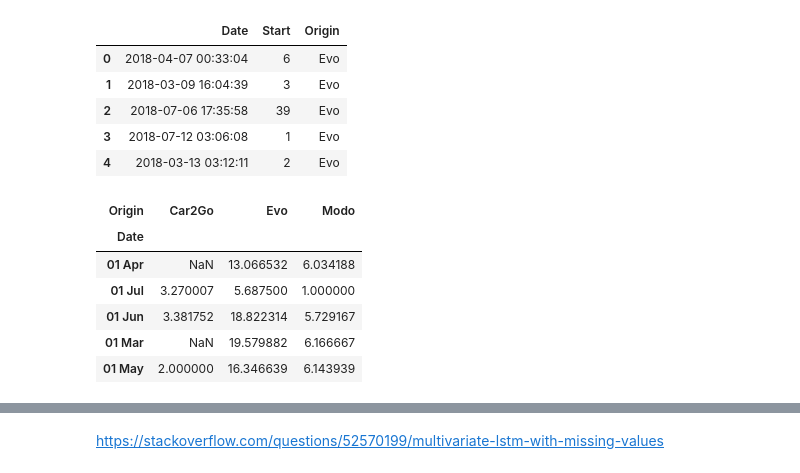
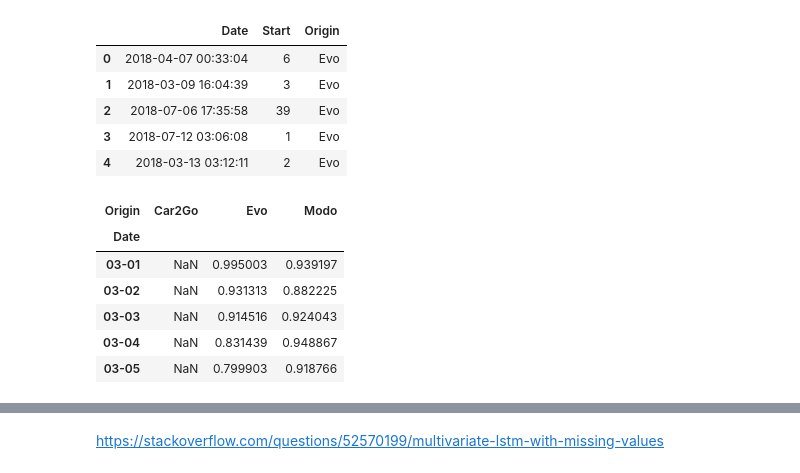
Before and after one commit to netlabufjf/timeseries-forecast, a Jupyter notebook: findBestTimeInterval.ipynb, the cells around one changed output, grey strips where cells are left out. Saved outputs shown, nothing was run; the diff lists cells and outputs as text; code cells hidden in the pictures.

Commit message:
Interval search concluded and intervals found

```diff
--- a/findBestTimeInterval.ipynb
+++ b/findBestTimeInterval.ipynb
@@ -238,13 +254,16 @@ general_interval.head()
 | 3 | 2018-07-12 03:06:08 | 1 | Evo |
 | 4 | 2018-03-13 03:12:11 | 2 | Evo |
 # %%
-mean_general_interval = general_interval.groupby([general_interval['Date'].dt.strftime('%d %b'), "Origin"]).mean()["Start"].unstack()
+mean_general_interval = general_interval.groupby([general_interval['Date'].dt.strftime('%m-%d'), "Origin"]).mean()["Start"].unstack()
+mean_general_interval.Car2Go /= mean_general_interval.Car2Go.max()
+mean_general_interval.Evo /= mean_general_interval.Evo.max()
+mean_general_interval.Modo /= mean_general_interval.Modo.max()
 mean_general_interval.head()
 # %% [output]
 | Origin | Car2Go | Evo | Modo |
 | Date |  |  |  |
-| 01 Apr | NaN | 13.066532 | 6.034188 |
-| 01 Jul | 3.270007 | 5.687500 | 1.000000 |
-| 01 Jun | 3.381752 | 18.822314 | 5.729167 |
-| 01 Mar | NaN | 19.579882 | 6.166667 |
-| 01 May | 2.000000 | 16.346639 | 6.143939 |
+| 03-01 | NaN | 0.995003 | 0.939197 |
+| 03-02 | NaN | 0.931313 | 0.882225 |
+| 03-03 | NaN | 0.914516 | 0.924043 |
+| 03-04 | NaN | 0.831439 | 0.948867 |
+| 03-05 | NaN | 0.799903 | 0.918766 |
```
Also changed, not shown: parts of 12 cells of this notebook.
